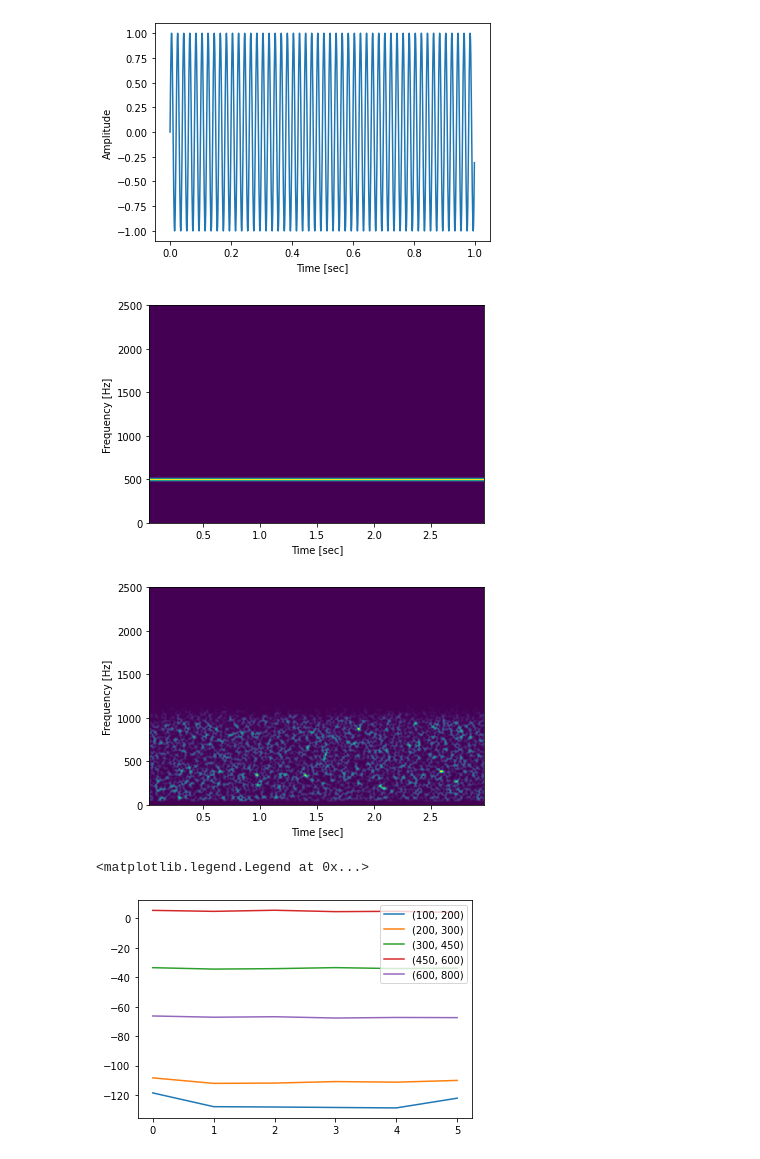
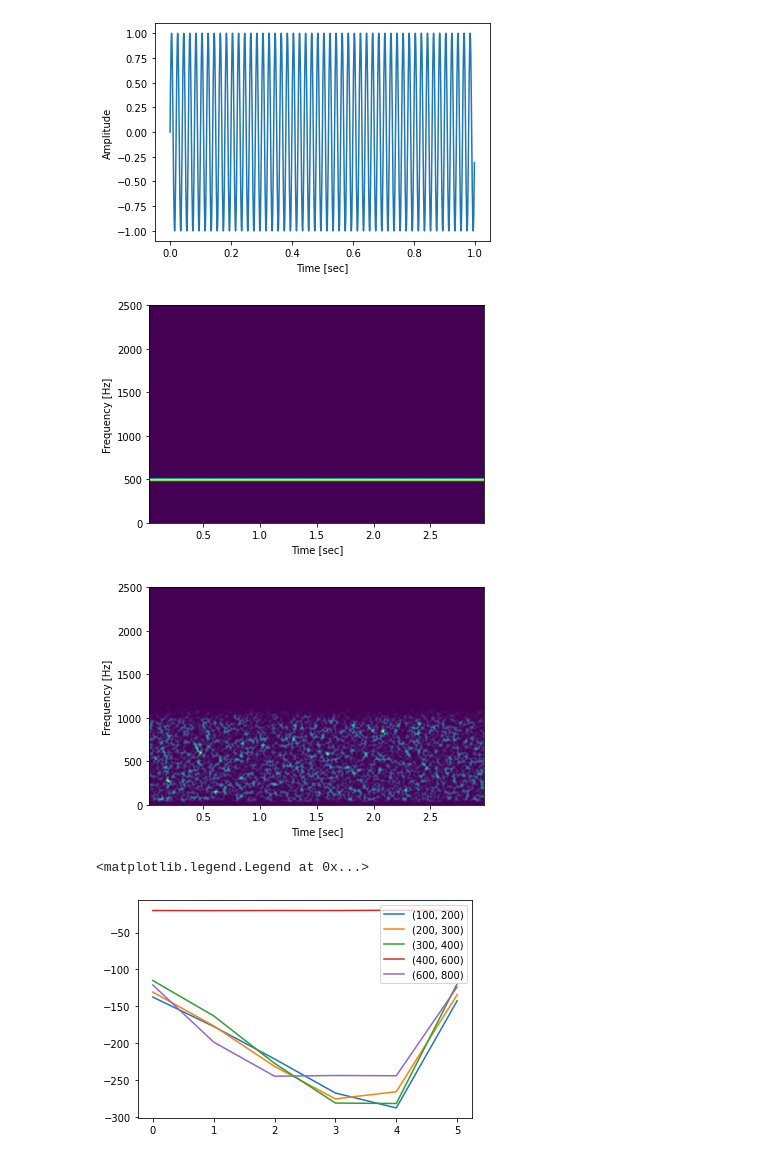
Before and after one commit to kacunningham413/pinniped_lab, a Jupyter notebook: interface_template.ipynb, the cells around one changed output. Saved outputs shown, nothing was run; the diff lists cells and outputs as text; code cells hidden in the pictures.

```diff
--- a/interface_template.ipynb
+++ b/interface_template.ipynb
@@ -37,39 +37,34 @@ noise_gen_config.duration = 3
 noise_gen_config.flat_spectrum_noise_config.start_freq = 50
 noise_gen_config.flat_spectrum_noise_config.stop_freq = 1000
 noise_gen_config.flat_spectrum_noise_config.filter_order = 10
 noise = Sound.sound_from_gen_config(noise_gen_config)
 
 masking_config = masking_config_pb2.MaskingConfig()
 band_config = masking_config.auditory_band_config
-for start, stop in [(100, 200), (200, 300), (300, 450), (450, 600), (600, 800)]:
+for start, stop in [(100, 200), (200, 300), (300, 400), (400, 600), (600, 800)]:
   band = band_config.auditory_bands.add()
   band.start_freq = start
   band.stop_freq = stop
   band.critical_ratio = 5
-band_config.filter_order = 10
+band_config.filter_order = 32
 masking_config.window_duration_ms = 500
 masking_config.window_step_ms = 500
 
 
 signal = Sound.sound_from_gen_config(signal_gen_config)
 noise = Sound.sound_from_gen_config(noise_gen_config)
 
 signal.plot_spectrogram(window=('hamming'), nfft=1024, nperseg=256, noverlap=240)
 noise.plot_spectrogram(window=('hamming'), nfft=1024, nperseg=256, noverlap=240)
 
 analyzer = MaskingAnalyzer(signal, noise, masking_config)
 se = analyzer.get_signal_excess()
 
-# spls, signals = sound.get_windowed_spl_by_bands([(20, 100), (100, 200), (200, 400)], 10, 100, 50)
-# for band, spl in spls.items():
-#     plt.plot([x[0] for x in spl[1]], spl[0], label=str(band))
-# plt.legend(loc='lower right')
-
 for band, excess in se.items():
     plt.plot(excess, label=str(band))
 plt.legend(loc='upper right')
 # %% [output]
 [figure]
-[figure, old version]
+[figure, new version]
 <matplotlib.legend.Legend at 0x...>
-[figure, old version]
+[figure, new version]
```
Also changed, not shown: 2 other files.
